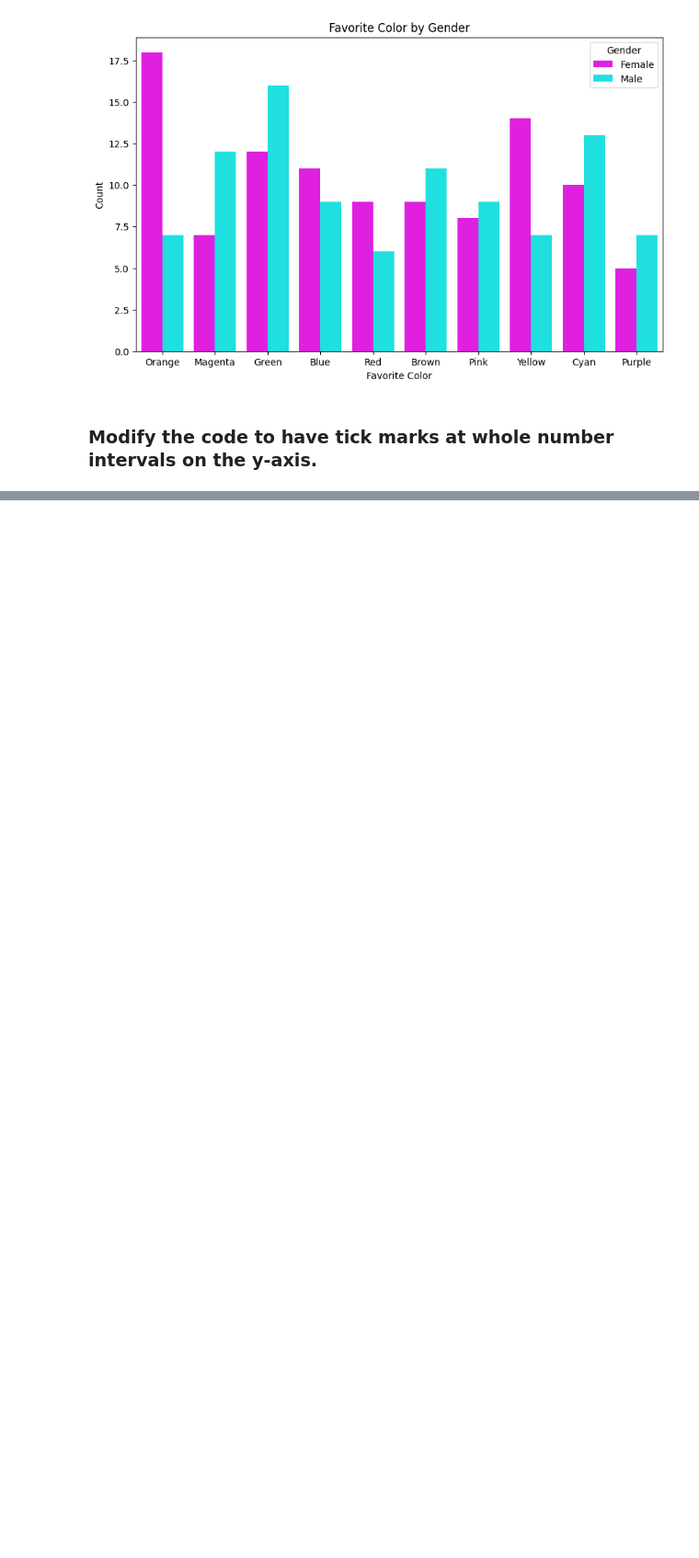
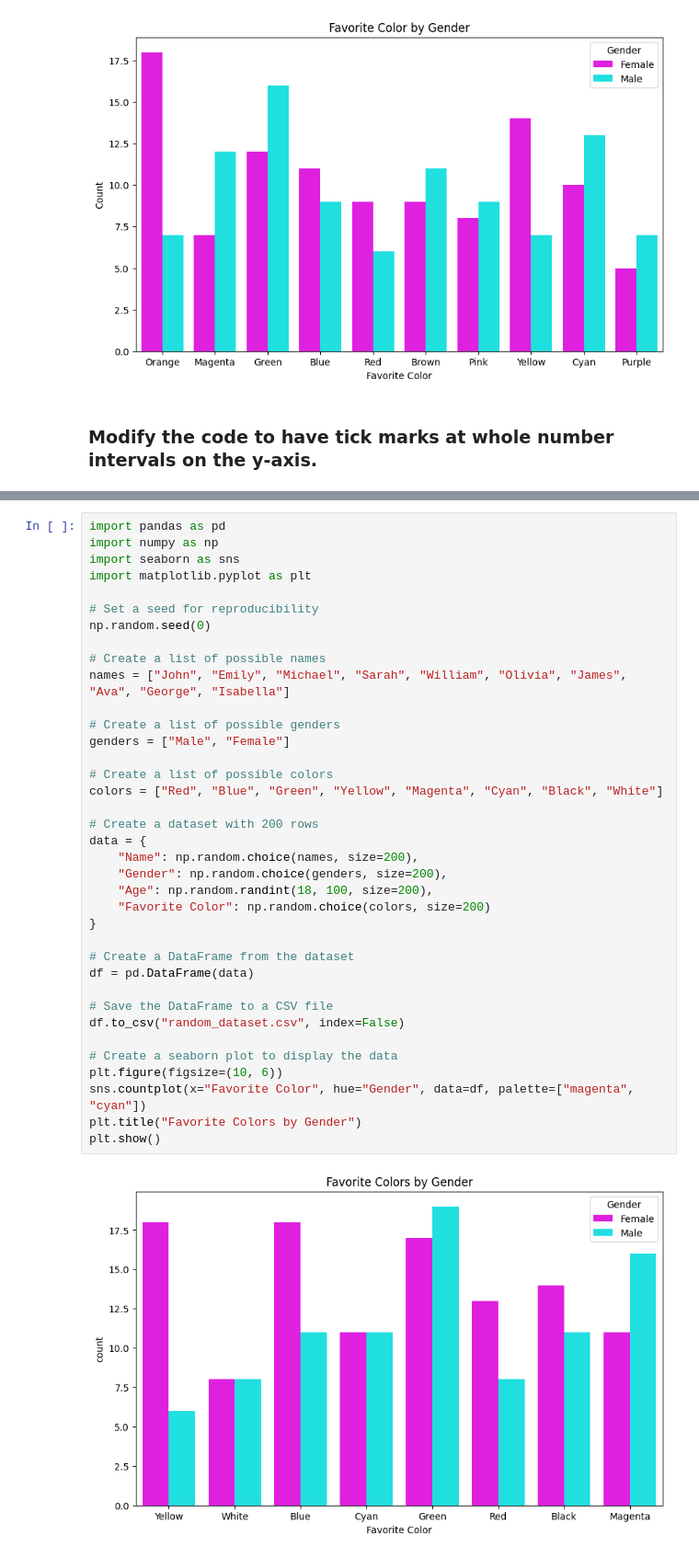
Before and after one commit to fischettijw/CodeiumAI_Test, a Jupyter notebook: codeium_as_ChatGPT.ipynb, the cells around one changed output, grey strips where cells are left out. Shown at 92% size. Drawn from its saved outputs; the diff is of its cells as text; blank space fills up the shorter version.

```diff
--- a/codeium_as_ChatGPT.ipynb
+++ b/codeium_as_ChatGPT.ipynb
@@ -82,0 +122,39 @@ plt.show()
+# %%
+import pandas as pd
+import numpy as np
+import seaborn as sns
+import matplotlib.pyplot as plt
+
+# Set a seed for reproducibility
+np.random.seed(0)
+
+# Create a list of possible names
+names = ["John", "Emily", "Michael", "Sarah", "William", "Olivia", "James", "Ava", "George", "Isabella"]
+
+# Create a list of possible genders
+genders = ["Male", "Female"]
+
+# Create a list of possible colors
+colors = ["Red", "Blue", "Green", "Yellow", "Magenta", "Cyan", "Black", "White"]
+
+# Create a dataset with 200 rows
+data = {
+    "Name": np.random.choice(names, size=200),
+    "Gender": np.random.choice(genders, size=200),
+    "Age": np.random.randint(18, 100, size=200),
+    "Favorite Color": np.random.choice(colors, size=200)
+}
+
+# Create a DataFrame from the dataset
+df = pd.DataFrame(data)
+
+# Save the DataFrame to a CSV file
+df.to_csv("random_dataset.csv", index=False)
+
+# Create a seaborn plot to display the data
+plt.figure(figsize=(10, 6))
+sns.countplot(x="Favorite Color", hue="Gender", data=df, palette=["magenta", "cyan"])
+plt.title("Favorite Colors by Gender")
+plt.show()
+# %% [output]
+[figure, added]
```
Also changed, not shown: parts of 3 cells of this notebook, 1 other file.
